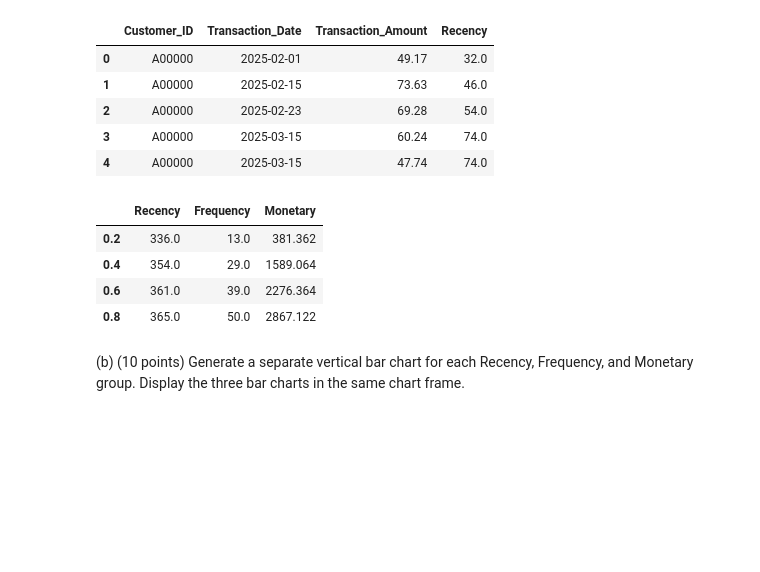
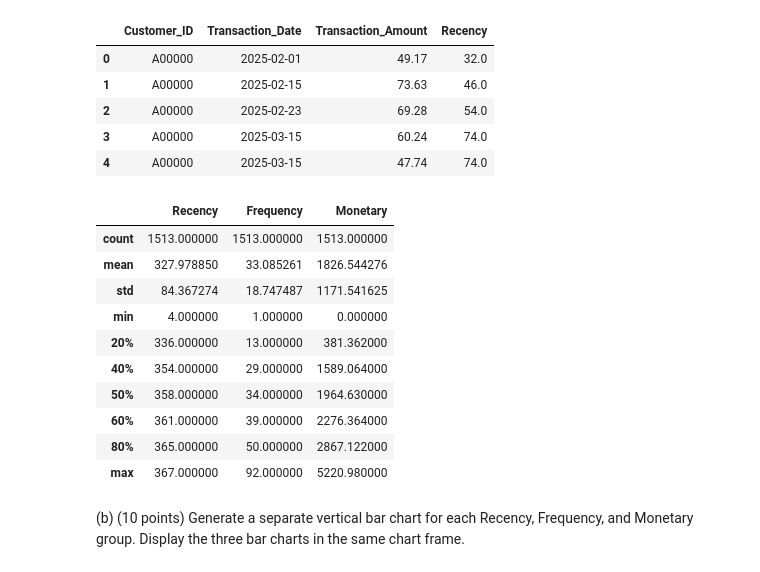
Before and after one commit to lilykendall/adsp31017, a Jupyter notebook: assignment2.ipynb, the cells around one changed output. Drawn from its saved outputs; the diff is of its cells as text; code cells hidden in the pictures; blank space fills up the shorter version.

```diff
--- a/assignment2.ipynb
+++ b/assignment2.ipynb
@@ -56,25 +56,31 @@ train_data.head()
 # %%
 # Define the aggregation procedure outside of the groupby operation
 aggregations = {
 'Recency':'max',
 'Customer_ID': 'count',
 'Transaction_Amount': 'sum'
 }
 
 column_map = {'Recency': 'Recency', 'Customer_ID': 'Frequency', 'Transaction_Amount': 'Monetary'}
 customer_data = train_data.groupby('Customer_ID').agg(aggregations).rename(columns =
 column_map)
 rfm_names = customer_data.columns
 
 # Determine the quintiles
-quintile = customer_data[rfm_names].quantile([0.2, 0.4, 0.6, 0.8])
+quintile = customer_data[rfm_names].describe(percentiles=[0.2, 0.4, 0.6, 0.8])
 quintile
 # %% [output]
 |  | Recency | Frequency | Monetary |
-| 0.2 | 336.0 | 13.0 | 381.362 |
-| 0.4 | 354.0 | 29.0 | 1589.064 |
-| 0.6 | 361.0 | 39.0 | 2276.364 |
-| 0.8 | 365.0 | 50.0 | 2867.122 |
+| count | 1513.000000 | 1513.000000 | 1513.000000 |
+| mean | 327.978850 | 33.085261 | 1826.544276 |
+| std | 84.367274 | 18.747487 | 1171.541625 |
+| min | 4.000000 | 1.000000 | 0.000000 |
+| 20% | 336.000000 | 13.000000 | 381.362000 |
+| 40% | 354.000000 | 29.000000 | 1589.064000 |
+| 50% | 358.000000 | 34.000000 | 1964.630000 |
+| 60% | 361.000000 | 39.000000 | 2276.364000 |
+| 80% | 365.000000 | 50.000000 | 2867.122000 |
+| max | 367.000000 | 92.000000 | 5220.980000 |
 # %% [markdown]
 (b) (10 points) Generate a separate vertical bar chart for each Recency, Frequency, and Monetary
 group. Display the three bar charts in the same chart frame.
```
Also changed, not shown: parts of 11 cells of this notebook, 1 other file.
